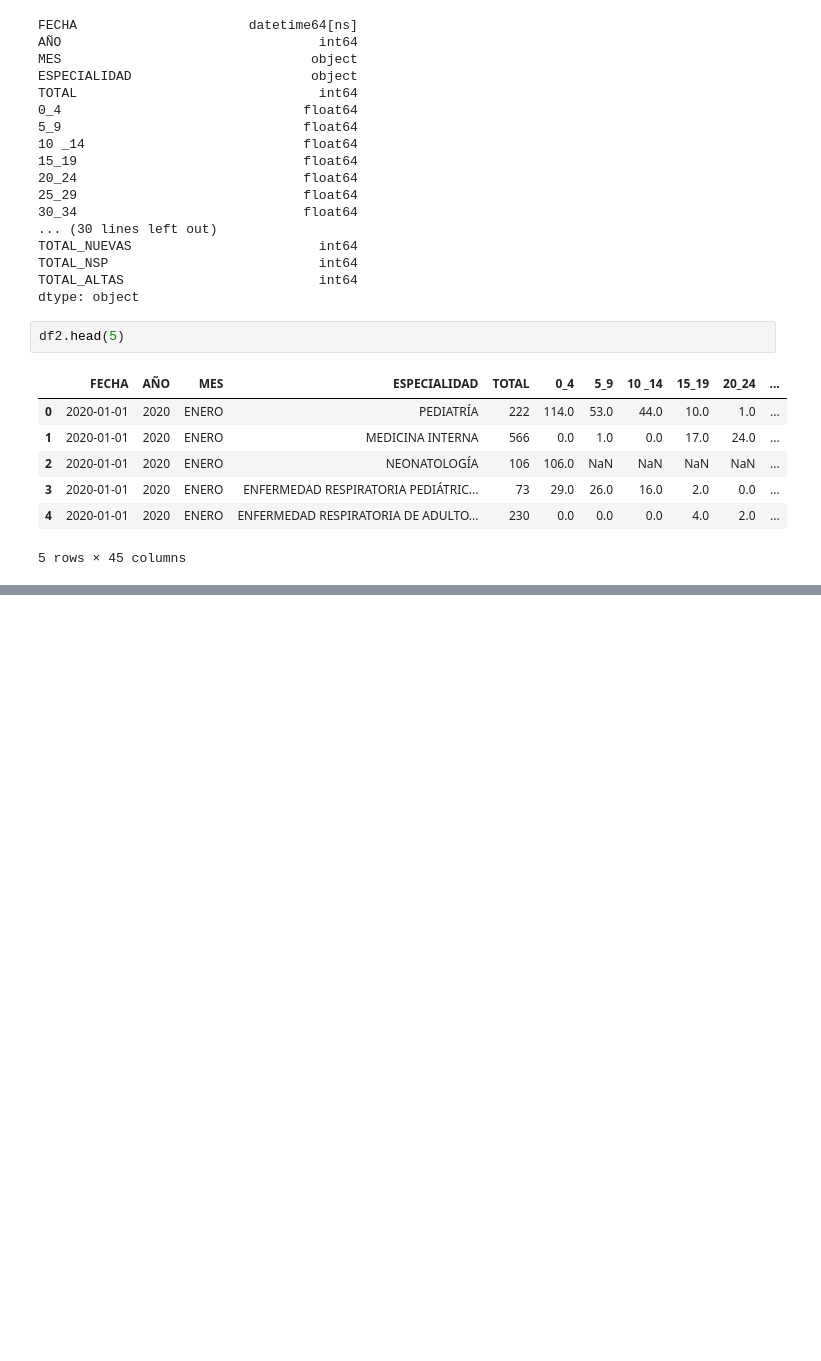
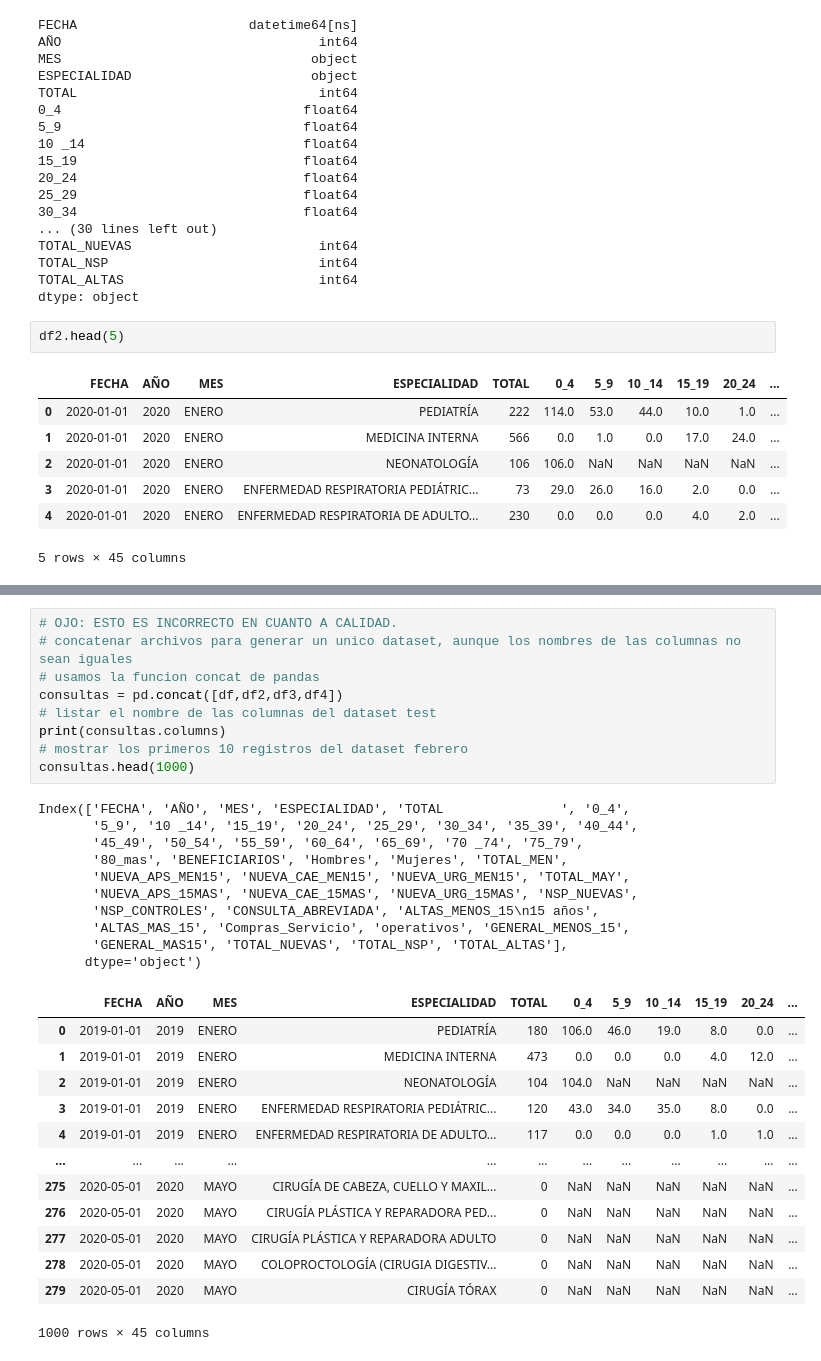
Before and after one commit to Denixer/AN-LISIS-Y-VISUALIZACI-N-DE-DATOS, a Jupyter notebook: consultas_medicas_final.ipynb, the cells around one changed output, grey strips where cells are left out. Drawn from its saved outputs; the diff is of its cells as text; blank space fills up the shorter version.

```diff
--- a/consultas_medicas_final.ipynb
+++ b/consultas_medicas_final.ipynb
@@ -56,0 +93,33 @@ df2.head(5)
+# %%
+# OJO: ESTO ES INCORRECTO EN CUANTO A CALIDAD.
+# concatenar archivos para generar un unico dataset, aunque los nombres de las columnas no sean iguales
+# usamos la funcion concat de pandas
+consultas = pd.concat([df,df2,df3,df4])
+# listar el nombre de las columnas del dataset test
+print(consultas.columns)
+# mostrar los primeros 10 registros del dataset febrero
+consultas.head(1000)
+# %% [output]
+Index(['FECHA', 'AÑO', 'MES', 'ESPECIALIDAD', 'TOTAL               ', '0_4',
+       '5_9', '10 _14', '15_19', '20_24', '25_29', '30_34', '35_39', '40_44',
+       '45_49', '50_54', '55_59', '60_64', '65_69', '70 _74', '75_79',
+       '80_mas', 'BENEFICIARIOS', 'Hombres', 'Mujeres', 'TOTAL_MEN',
+       'NUEVA_APS_MEN15', 'NUEVA_CAE_MEN15', 'NUEVA_URG_MEN15', 'TOTAL_MAY',
+       'NUEVA_APS_15MAS', 'NUEVA_CAE_15MAS', 'NUEVA_URG_15MAS', 'NSP_NUEVAS',
+       'NSP_CONTROLES', 'CONSULTA_ABREVIADA', 'ALTAS_MENOS_15\n15 años',
+       'ALTAS_MAS_15', 'Compras_Servicio', 'operativos', 'GENERAL_MENOS_15',
+       'GENERAL_MAS15', 'TOTAL_NUEVAS', 'TOTAL_NSP', 'TOTAL_ALTAS'],
+      dtype='object')
+|  | FECHA | AÑO | MES | ESPECIALIDAD | TOTAL | 0_4 | 5_9 | 10 _14 | 15_19 | 20_24 | ... |
+| 0 | 2019-01-01 | 2019 | ENERO | PEDIATRÍA | 180 | 106.0 | 46.0 | 19.0 | 8.0 | 0.0 | ... |
+| 1 | 2019-01-01 | 2019 | ENERO | MEDICINA INTERNA | 473 | 0.0 | 0.0 | 0.0 | 4.0 | 12.0 | ... |
+| 2 | 2019-01-01 | 2019 | ENERO | NEONATOLOGÍA | 104 | 104.0 | NaN | NaN | NaN | NaN | ... |
+| 3 | 2019-01-01 | 2019 | ENERO | ENFERMEDAD RESPIRATORIA PEDIÁTRIC... | 120 | 43.0 | 34.0 | 35.0 | 8.0 | 0.0 | ... |
+| 4 | 2019-01-01 | 2019 | ENERO | ENFERMEDAD RESPIRATORIA DE ADULTO... | 117 | 0.0 | 0.0 | 0.0 | 1.0 | 1.0 | ... |
+| ... | ... | ... | ... | ... | ... | ... | ... | ... | ... | ... | ... |
+| 275 | 2020-05-01 | 2020 | MAYO | CIRUGÍA DE CABEZA, CUELLO Y MAXIL... | 0 | NaN | NaN | NaN | NaN | NaN | ... |
+| 276 | 2020-05-01 | 2020 | MAYO | CIRUGÍA PLÁSTICA Y REPARADORA PED... | 0 | NaN | NaN | NaN | NaN | NaN | ... |
+| 277 | 2020-05-01 | 2020 | MAYO | CIRUGÍA PLÁSTICA Y REPARADORA ADULTO | 0 | NaN | NaN | NaN | NaN | NaN | ... |
+| 278 | 2020-05-01 | 2020 | MAYO | COLOPROCTOLOGÍA (CIRUGIA DIGESTIV... | 0 | NaN | NaN | NaN | NaN | NaN | ... |
+| 279 | 2020-05-01 | 2020 | MAYO | CIRUGÍA TÓRAX | 0 | NaN | NaN | NaN | NaN | NaN | ... |
+1000 rows × 45 columns
```
Also changed, not shown: parts of 5 cells of this notebook.
